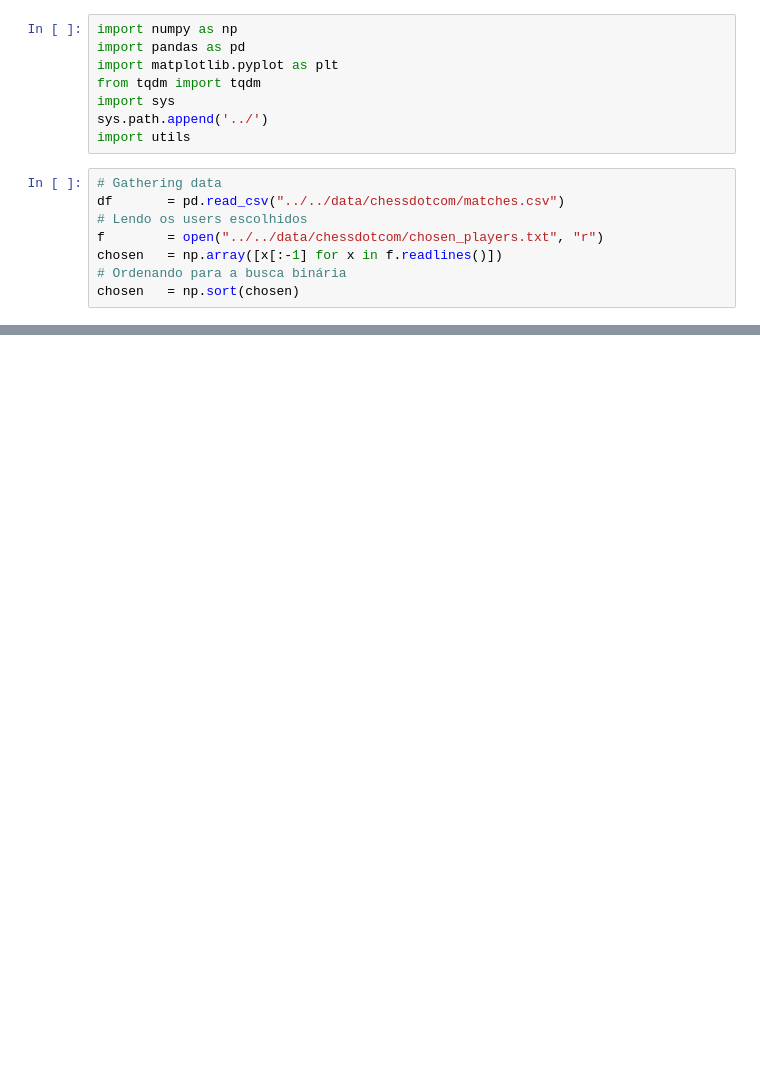
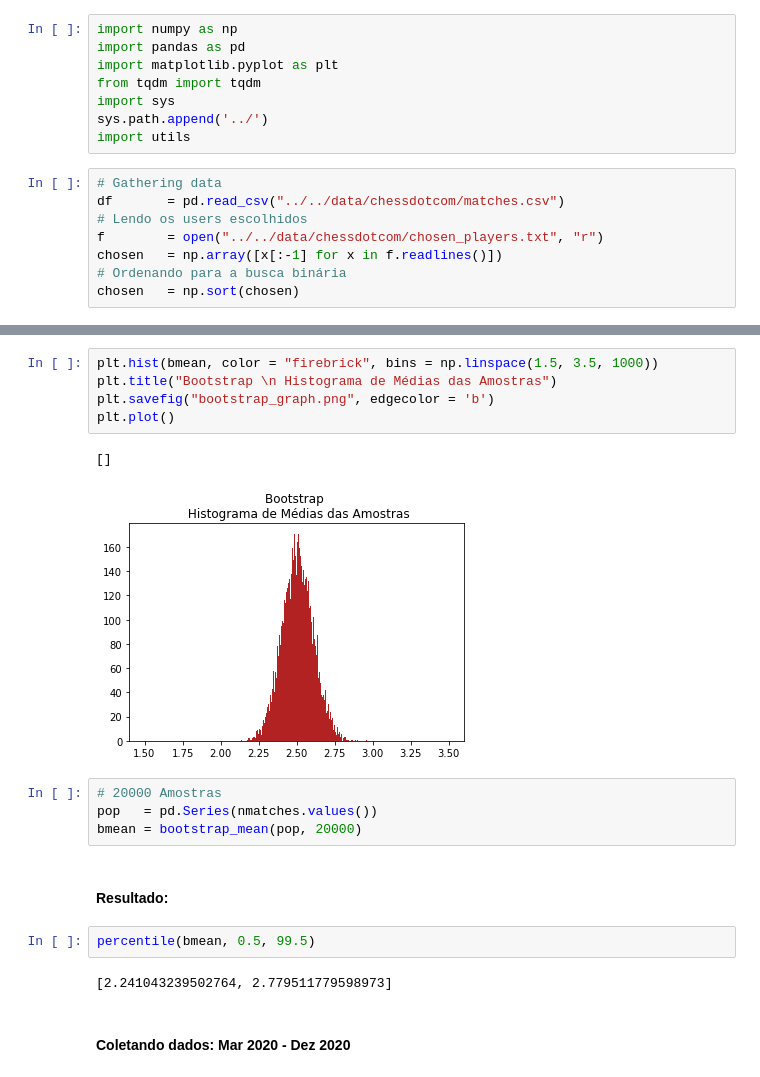
Before and after one commit to pdrsa/chess_covid, a Jupyter notebook: code/analysis/confidence_interval.ipynb, the cells around one changed output, grey strips where cells are left out. Drawn from its saved outputs; the diff is of its cells as text; blank space fills up the shorter version.

```diff
--- a/code/analysis/confidence_interval.ipynb
+++ b/code/analysis/confidence_interval.ipynb
@@ -30,0 +67,20 @@ plt.plot()
+# %%
+plt.hist(bmean, color = "firebrick", bins = np.linspace(1.5, 3.5, 1000))
+plt.title("Bootstrap \n Histograma de Médias das Amostras")
+plt.savefig("bootstrap_graph.png", edgecolor = 'b')
+plt.plot()
+# %% [output]
+[]
+[figure, added]
+# %%
+# 20000 Amostras
+pop   = pd.Series(nmatches.values())
+bmean = bootstrap_mean(pop, 20000)
+# %% [markdown]
+#### Resultado:
+# %%
+percentile(bmean, 0.5, 99.5)
+# %% [output]
+[2.241043239502764, 2.779511779598973]
+# %% [markdown]
+#### Coletando dados: Mar 2020 - Dez 2020
```
Also changed, not shown: parts of 13 cells of this notebook, 5 other files.
